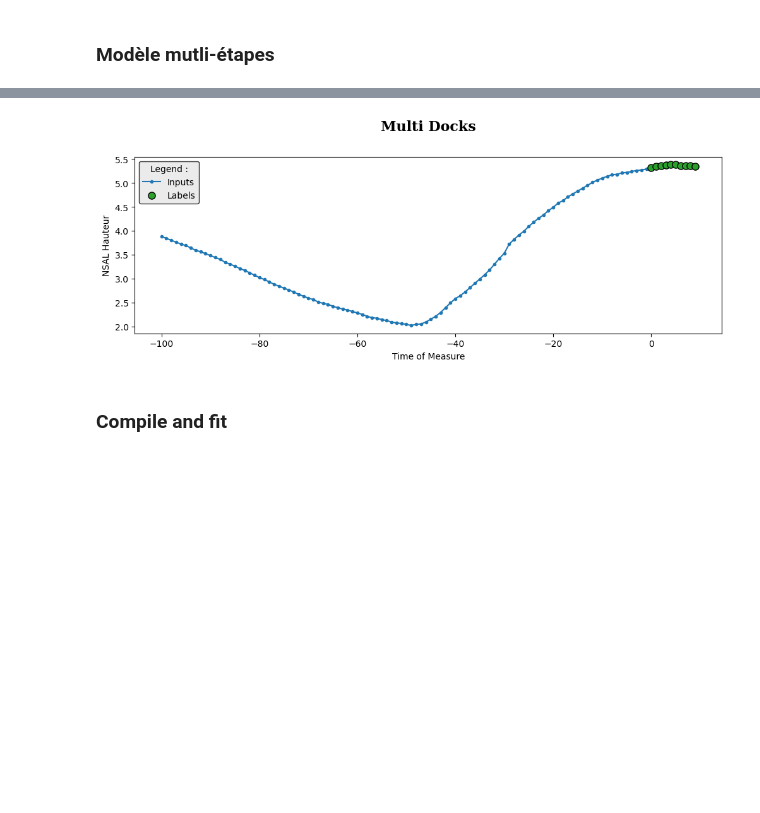
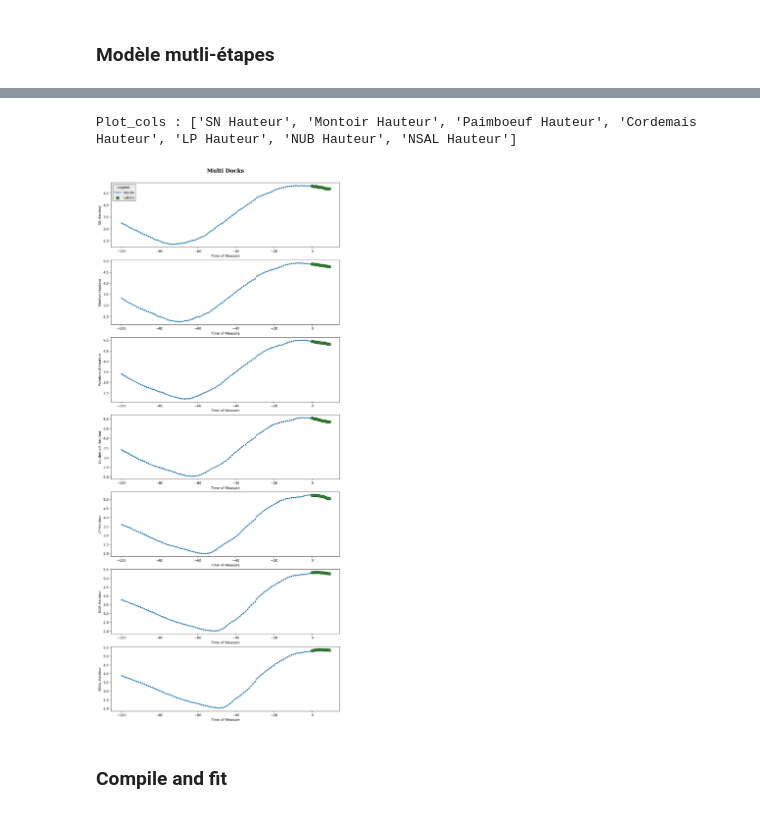
Before and after one commit to AlexandreThomassin/PIIA-Marees, a Jupyter notebook: Prédictions Loire/Multi-Step Model.ipynb, the cells around one changed output, grey strips where cells are left out. Cells and saved outputs as stored; diff of their text form; code cells hidden in the pictures; blank space fills up the shorter version.

Commit message:
Added results figures

```diff
--- a/Prédictions Loire/Multi-Step Model.ipynb
+++ b/Prédictions Loire/Multi-Step Model.ipynb
@@ -392,7 +391,7 @@ OUT_STEPS = 10
 multi_window = WindowGenerator(input_width=100,
                                label_width=OUT_STEPS,
                                shift=OUT_STEPS,
-                               label_columns=["NSAL Hauteur"])
+                               label_columns=columns)
 
 example_window = tf.stack([np.array(test_df[:multi_window.total_window_size])])
 
@@ -406,4 +420,5 @@ Plot_cols : ['NSAL Hauteur']
+Plot_cols : ['SN Hauteur', 'Montoir Hauteur', 'Paimboeuf Hauteur', 'Cordemais Hauteur', 'LP Hauteur', 'NUB Hauteur', 'NSAL Hauteur']
-[figure, old version]
+[figure, new version]
 # %% [markdown]
 ### Compile and fit
 # %%
```
Also changed, not shown: parts of 11 cells of this notebook, 37 other files.
